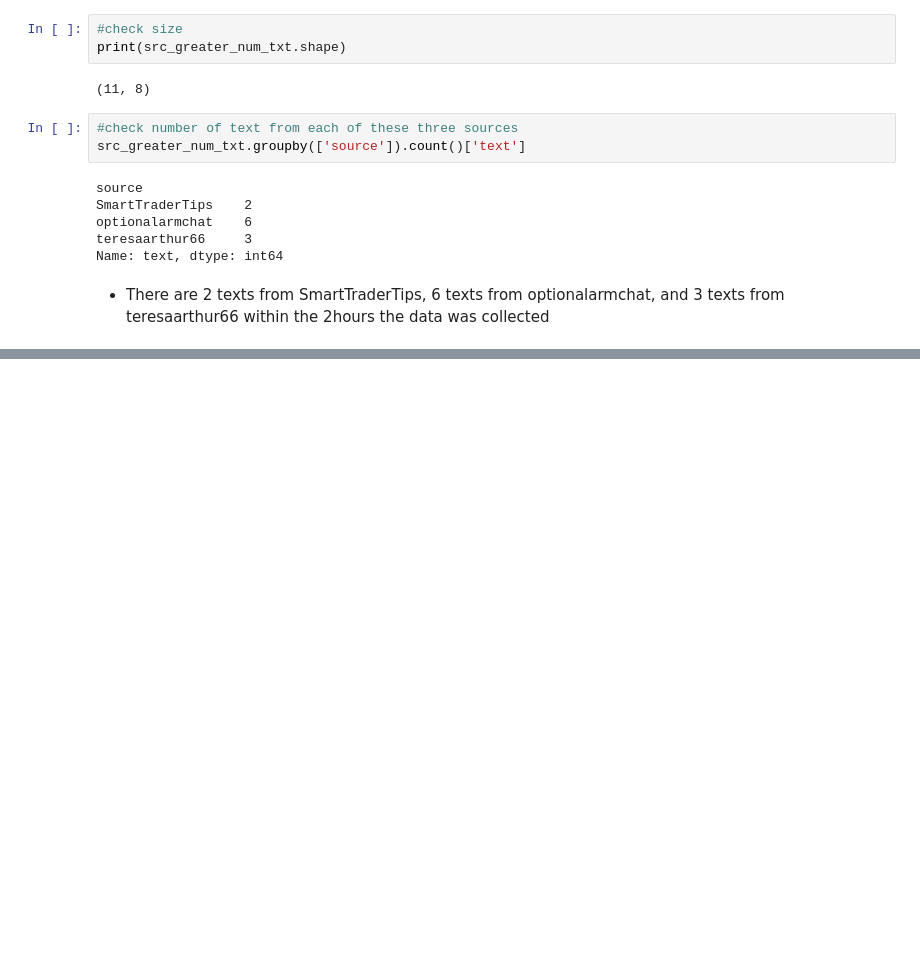
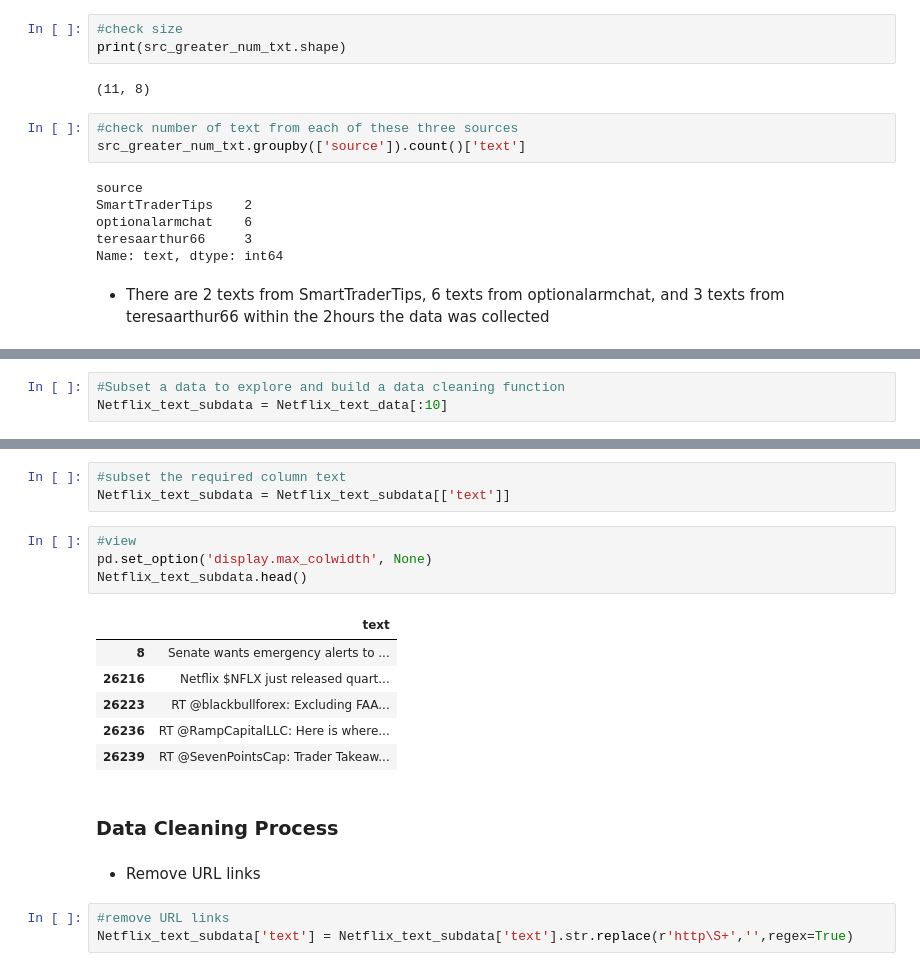
Before and after one commit to Olabisi-Balogun/Assessing-Public-opinion-of-a-company-through-Financial-tweets, a Jupyter notebook: Assessing Public Opinion Through Tweets.ipynb, the cells around one changed output, grey strips where cells are left out. Saved outputs shown, nothing was run; the diff lists cells and outputs as text; blank space fills up the shorter version.

Commit message:
Data cleaning process begins...

```diff
--- a/Assessing Public Opinion Through Tweets.ipynb
+++ b/Assessing Public Opinion Through Tweets.ipynb
@@ -269,0 +307,3 @@ Name: text, dtype: int64
+# %%
+#Subset a data to explore and build a data cleaning function
+Netflix_text_subdata = Netflix_text_data[:10]
@@ -269,0 +319,21 @@ Name: text, dtype: int64
+# %%
+#subset the required column text
+Netflix_text_subdata = Netflix_text_subdata[['text']]
+# %%
+#view
+pd.set_option('display.max_colwidth', None)
+Netflix_text_subdata.head()
+# %% [output]
+|  | text |
+| 8 | Senate wants emergency alerts to ... |
+| 26216 | Netflix $NFLX just released quart... |
+| 26223 | RT @blackbullforex: Excluding FAA... |
+| 26236 | RT @RampCapitalLLC: Here is where... |
+| 26239 | RT @SevenPointsCap: Trader Takeaw... |
+# %% [markdown]
+### Data Cleaning Process
+# %% [markdown]
+* Remove URL links
+# %%
+#remove URL links
+Netflix_text_subdata['text'] = Netflix_text_subdata['text'].str.replace(r'http\S+','',regex=True)
```
Also changed, not shown: parts of 14 cells of this notebook.
